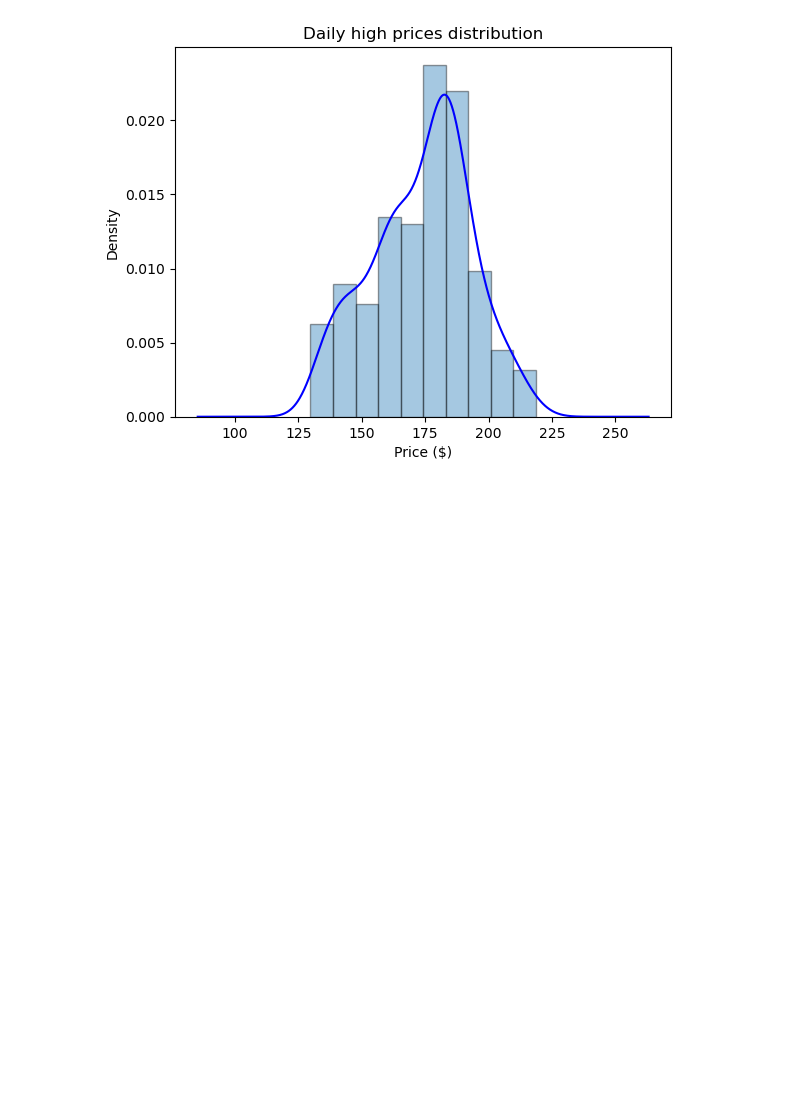
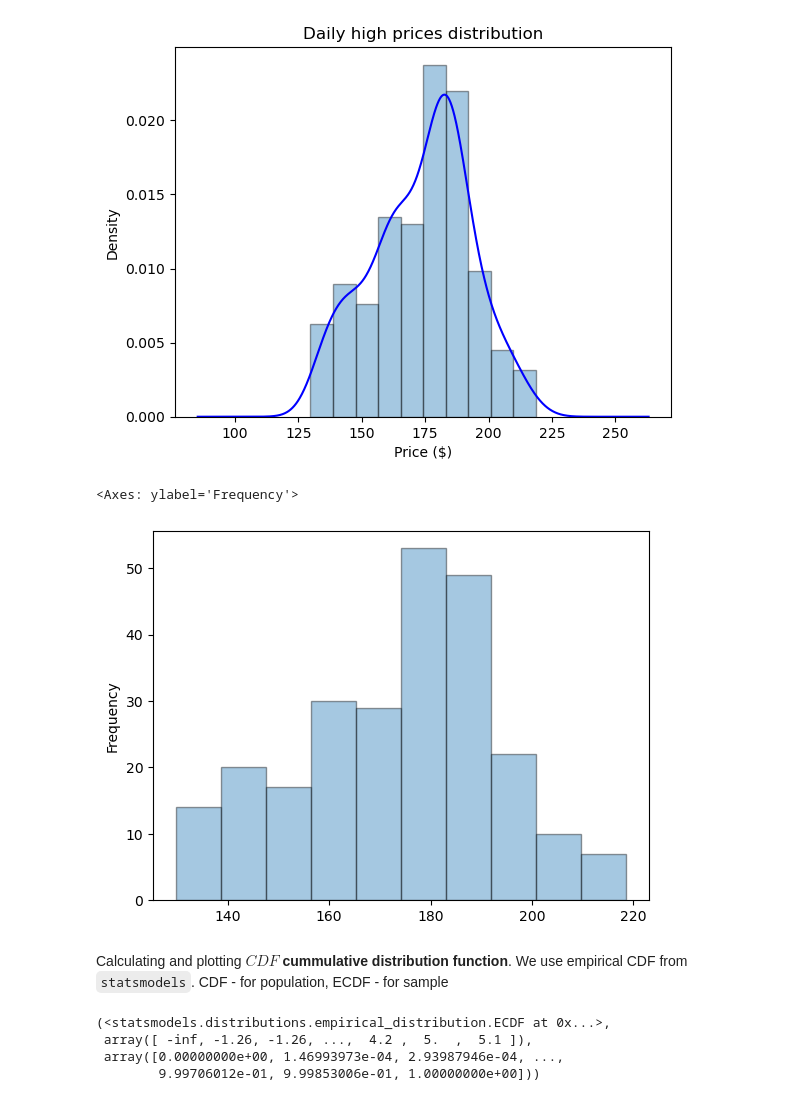
Before and after one commit to nadia-paz/ds-learning, a Jupyter notebook: data_analysis_pandas/12_pandas_viz_2.ipynb, the cells around one changed output. Cells and saved outputs as stored; diff of their text form; code cells hidden in the pictures; blank space fills up the shorter version.

```diff
--- a/data_analysis_pandas/12_pandas_viz_2.ipynb
+++ b/data_analysis_pandas/12_pandas_viz_2.ipynb
@@ -104,3 +112,15 @@ ax.set_xlabel('Price ($)')
 # %% [output]
 Text(0.5, 0, 'Price ($)')
 [figure]
+# %%
+fb.high.plot(
+    kind = 'hist',
+    alpha = 0.4,
+    edgecolor = 'black'
+)
+# %% [output]
+<Axes: ylabel='Frequency'>
+[figure, added]
+# %% [markdown]
+Calculating and plotting $CDF$ __cummulative distribution function__. We use empirical CDF from `statsmodels`.
+CDF - for population, ECDF - for sample
@@ -106,0 +131,7 @@ Text(0.5, 0, 'Price ($)')
+# %%
+ecdf, ecdf.x, ecdf.y
+# %% [output]
+(<statsmodels.distributions.empirical_distribution.ECDF at 0x...>,
+ array([ -inf, -1.26, -1.26, ...,  4.2 ,  5.  ,  5.1 ]),
+ array([0.00000000e+00, 1.46993973e-04, 2.93987946e-04, ...,
+        9.99706012e-01, 9.99853006e-01, 1.00000000e+00]))
```
Also changed, not shown: parts of 7 cells of this notebook.
